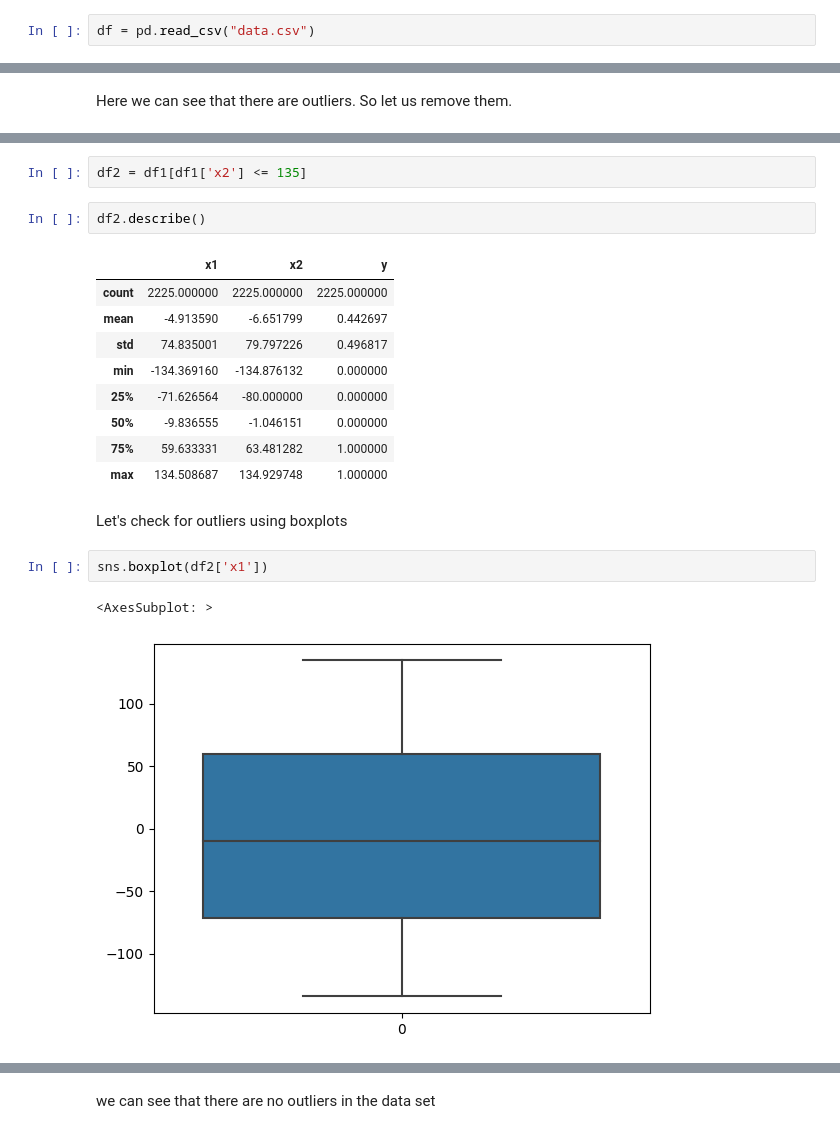
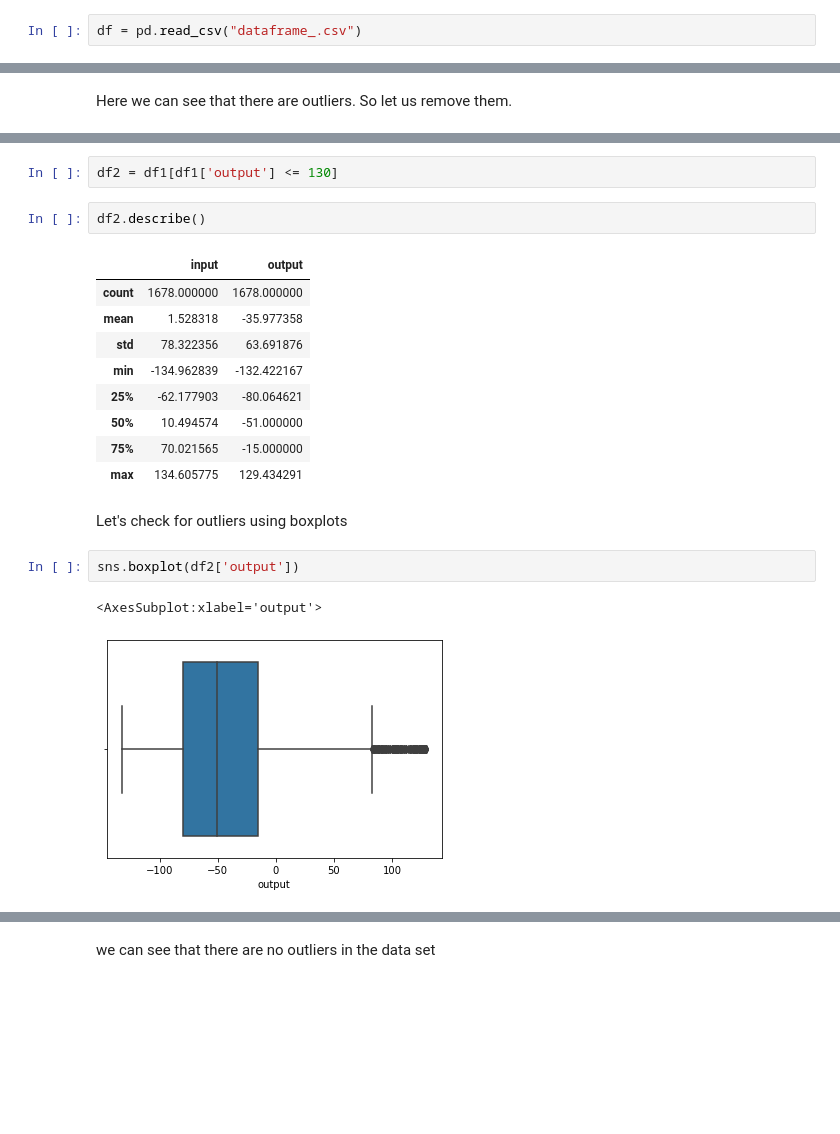
Before and after one commit to TusharBari2001/Innomatics-Data-Science-Hackathon, a Jupyter notebook: Tushar Bari.ipynb, the cells around one changed output, grey strips where cells are left out. Saved outputs shown, nothing was run; the diff lists cells and outputs as text; blank space fills up the shorter version.

```diff
--- a/Tushar Bari.ipynb
+++ b/Tushar Bari.ipynb
@@ -11,5 +10,5 @@ import seaborn as sns
 # %%
-df = pd.read_csv("data.csv")
+df = pd.read_csv("dataframe_.csv")
 # %%
 df.shape
 # %% [output]
@@ -82,22 +79,22 @@ df1['x2'].quantile(0.999)
 # %%
-df2 = df1[df1['x2'] <= 135]
+df2 = df1[df1['output'] <= 130]
 # %%
 df2.describe()
 # %% [output]
-|  | x1 | x2 | y |
-| count | 2225.000000 | 2225.000000 | 2225.000000 |
-| mean | -4.913590 | -6.651799 | 0.442697 |
-| std | 74.835001 | 79.797226 | 0.496817 |
-| min | -134.369160 | -134.876132 | 0.000000 |
-| 25% | -71.626564 | -80.000000 | 0.000000 |
-| 50% | -9.836555 | -1.046151 | 0.000000 |
-| 75% | 59.633331 | 63.481282 | 1.000000 |
-| max | 134.508687 | 134.929748 | 1.000000 |
+|  | input | output |
+| count | 1678.000000 | 1678.000000 |
+| mean | 1.528318 | -35.977358 |
+| std | 78.322356 | 63.691876 |
+| min | -134.962839 | -132.422167 |
+| 25% | -62.177903 | -80.064621 |
+| 50% | 10.494574 | -51.000000 |
+| 75% | 70.021565 | -15.000000 |
+| max | 134.605775 | 129.434291 |
 # %% [markdown]
 Let's check for outliers using boxplots
 # %%
-sns.boxplot(df2['x1'])
+sns.boxplot(df2['output'])
 # %% [output]
-<AxesSubplot: >
+<AxesSubplot:xlabel='output'>
-[figure, old version]
+[figure, new version]
 # %%
```
Also changed, not shown: parts of 22 cells of this notebook, 2 other files.
